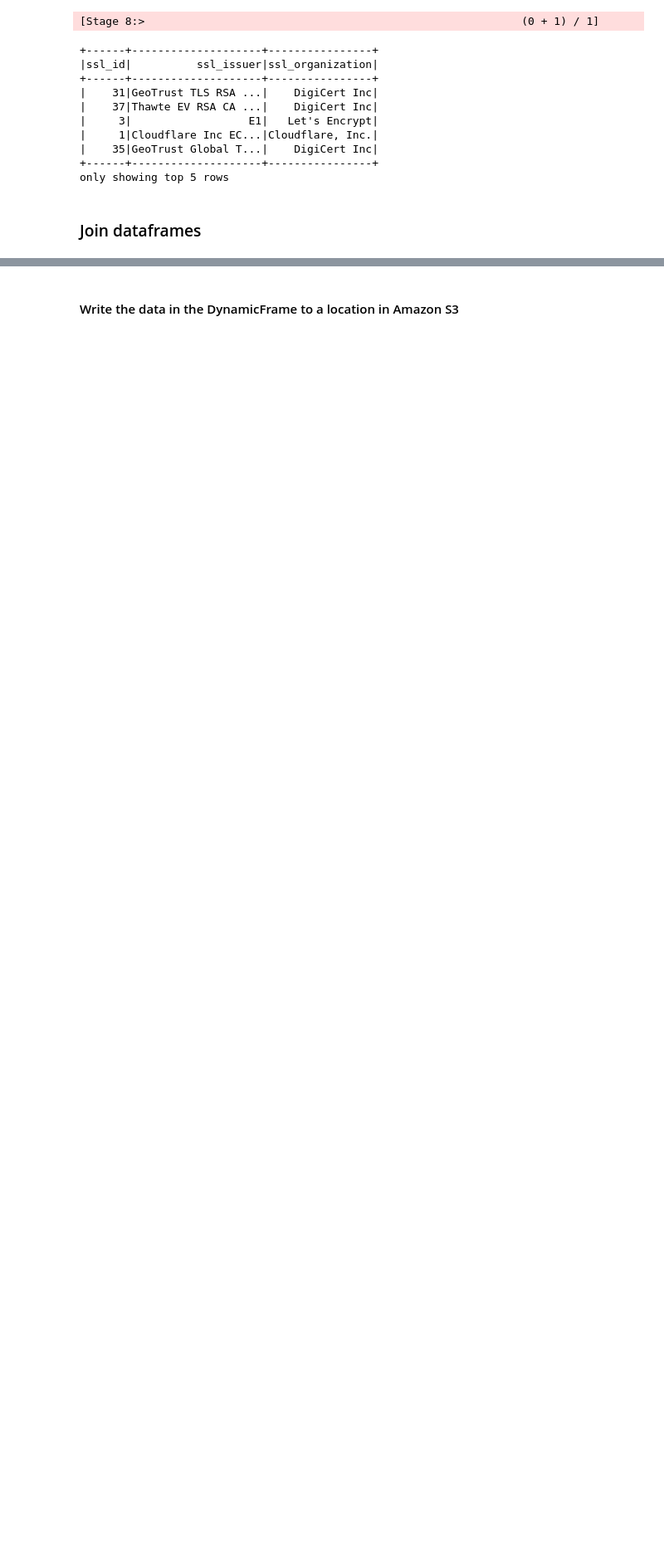
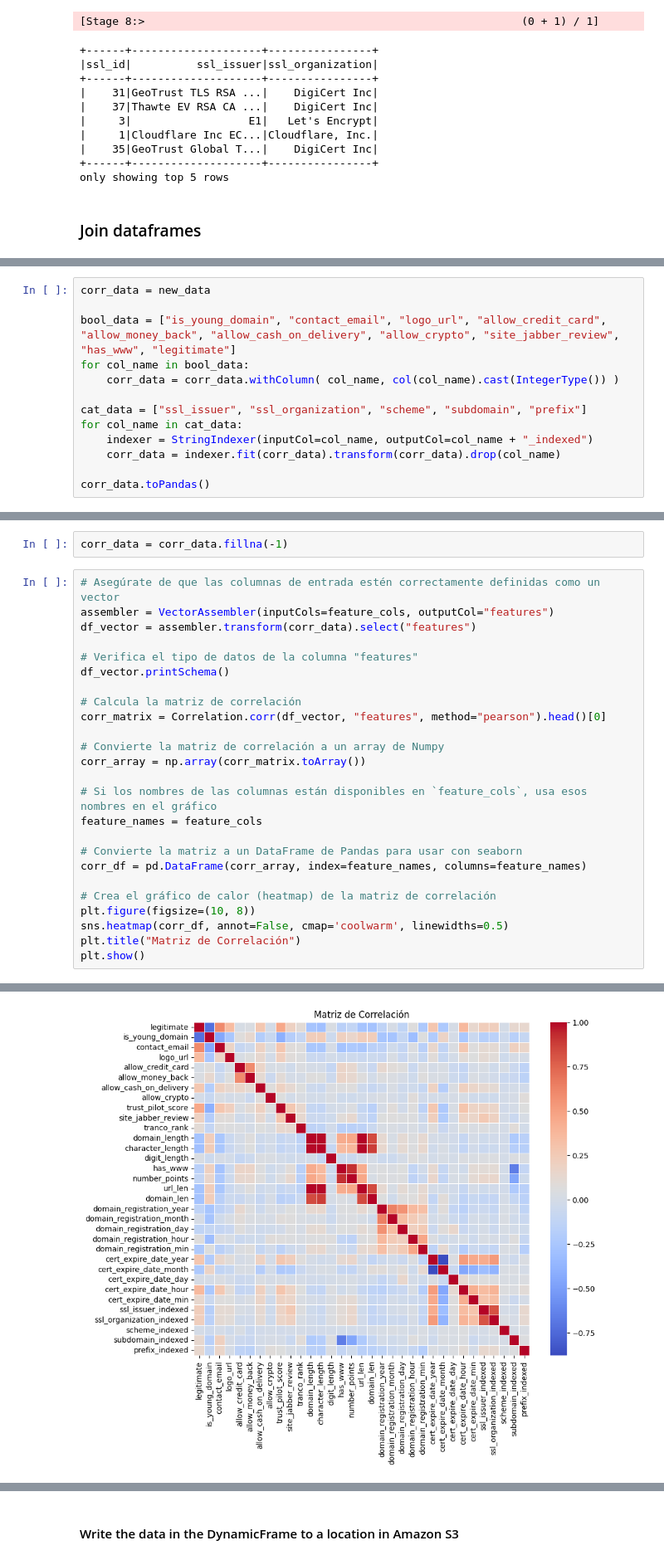
Before and after one commit to bertoramos/fraud-detection, a Jupyter notebook: src/etl/ETL fraud-detection-db.ipynb, the cells around one changed output, grey strips where cells are left out. Shown at 83% size. Drawn from its saved outputs; the diff is of its cells as text; blank space fills up the shorter version.

Commit message:
feat: correlation matrix

```diff
--- a/src/etl/ETL fraud-detection-db.ipynb
+++ b/src/etl/ETL fraud-detection-db.ipynb
@@ -245,0 +394,13 @@ data.toPandas()
+# %%
+corr_data = new_data
+
+bool_data = ["is_young_domain", "contact_email", "logo_url", "allow_credit_card", "allow_money_back", "allow_cash_on_delivery", "allow_crypto", "site_jabber_review", "has_www", "legitimate"]
+for col_name in bool_data:
+    corr_data = corr_data.withColumn( col_name, col(col_name).cast(IntegerType()) )
+
+cat_data = ["ssl_issuer", "ssl_organization", "scheme", "subdomain", "prefix"]
+for col_name in cat_data:
+    indexer = StringIndexer(inputCol=col_name, outputCol=col_name + "_indexed")
+    corr_data = indexer.fit(corr_data).transform(corr_data).drop(col_name)
+
+corr_data.toPandas()
@@ -245,0 +496,28 @@ data.toPandas()
+# %%
+corr_data = corr_data.fillna(-1)
+# %%
+# Asegúrate de que las columnas de entrada estén correctamente definidas como un vector
+assembler = VectorAssembler(inputCols=feature_cols, outputCol="features")
+df_vector = assembler.transform(corr_data).select("features")
+
+# Verifica el tipo de datos de la columna "features"
+df_vector.printSchema()
+
+# Calcula la matriz de correlación
+corr_matrix = Correlation.corr(df_vector, "features", method="pearson").head()[0]
+
+# Convierte la matriz de correlación a un array de Numpy
+corr_array = np.array(corr_matrix.toArray())
+
+# Si los nombres de las columnas están disponibles en `feature_cols`, usa esos nombres en el gráfico
+feature_names = feature_cols
+
+# Convierte la matriz a un DataFrame de Pandas para usar con seaborn
+corr_df = pd.DataFrame(corr_array, index=feature_names, columns=feature_names)
+
+# Crea el gráfico de calor (heatmap) de la matriz de correlación
+plt.figure(figsize=(10, 8))
+sns.heatmap(corr_df, annot=False, cmap='coolwarm', linewidths=0.5)
+plt.title("Matriz de Correlación")
+plt.show()
+# %% [output]
@@ -245,0 +526 @@ data.toPandas()
+[figure, added]
```
Also changed, not shown: parts of 18 cells of this notebook.
